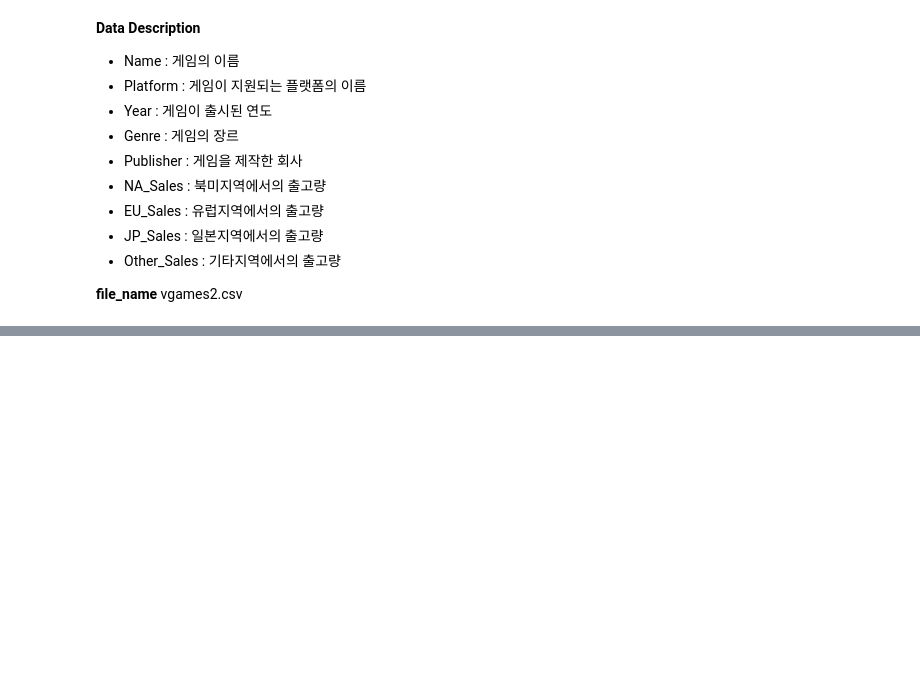
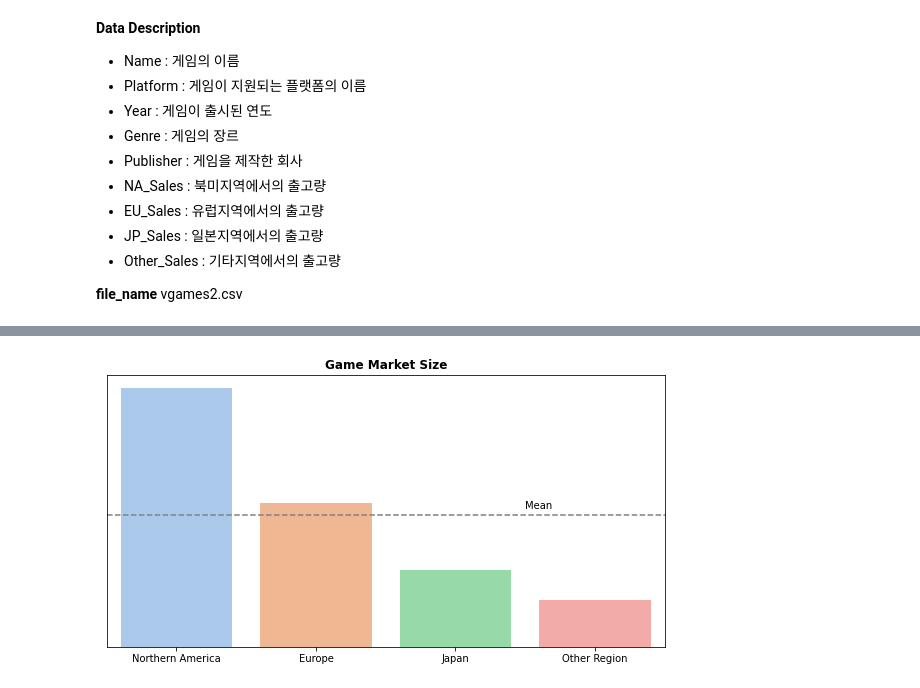
Before and after one commit to Choi-jeonghoon/AI, a Jupyter notebook: AI_12_최정훈_Section1.ipynb, the cells around one changed output, grey strips where cells are left out. Cells and saved outputs as stored; diff of their text form; code cells hidden in the pictures; blank space fills up the shorter version.

```diff
--- a/AI_12_최정훈_Section1.ipynb
+++ b/AI_12_최정훈_Section1.ipynb
@@ -98,0 +52,5 @@ df.isnull()
+# %%
+#Publisher(게임 제작 회사)는 중요한 feaeture가 아니므로 삭제
+
+data = data.drop(['Publisher'], axis = 1)
+data.head()
@@ -98,0 +254,25 @@ df.isnull()
+# %%
+#슈팅 - X360
+#스포츠 - Wii
+#액션 - PS3
+#각 시장별 규모 파악하기
+
+NA_sum = data2['NA_Sales'].sum()
+EU_sum = data2['EU_Sales'].sum()
+JP_sum = data2['JP_Sales'].sum()
+Other_sum = data2['Other_Sales'].sum()
+
+Total_mean = (data2['Total_Sales'].sum()) / 4
+
+x = ['Northern America', 'Europe', 'Japan', 'Other Region']
+y = [NA_sum, EU_sum, JP_sum, Other_sum]
+
+plt.figure(figsize = (10, 5))
+sns.barplot(x = x, y= y, palette = 'pastel')
+plt.title('Game Market Size', fontdict = {'fontweight' : 'bold'})
+plt.axhline(y = Total_mean, linestyle = '--', color = 'grey')
+plt.text(2.5, Total_mean + 100000000, 'Mean')
+ax = plt.gca()
+ax.axes.yaxis.set_visible(False)
+# %% [output]
+[figure, added]
```
Also changed, not shown: parts of 32 cells of this notebook.
